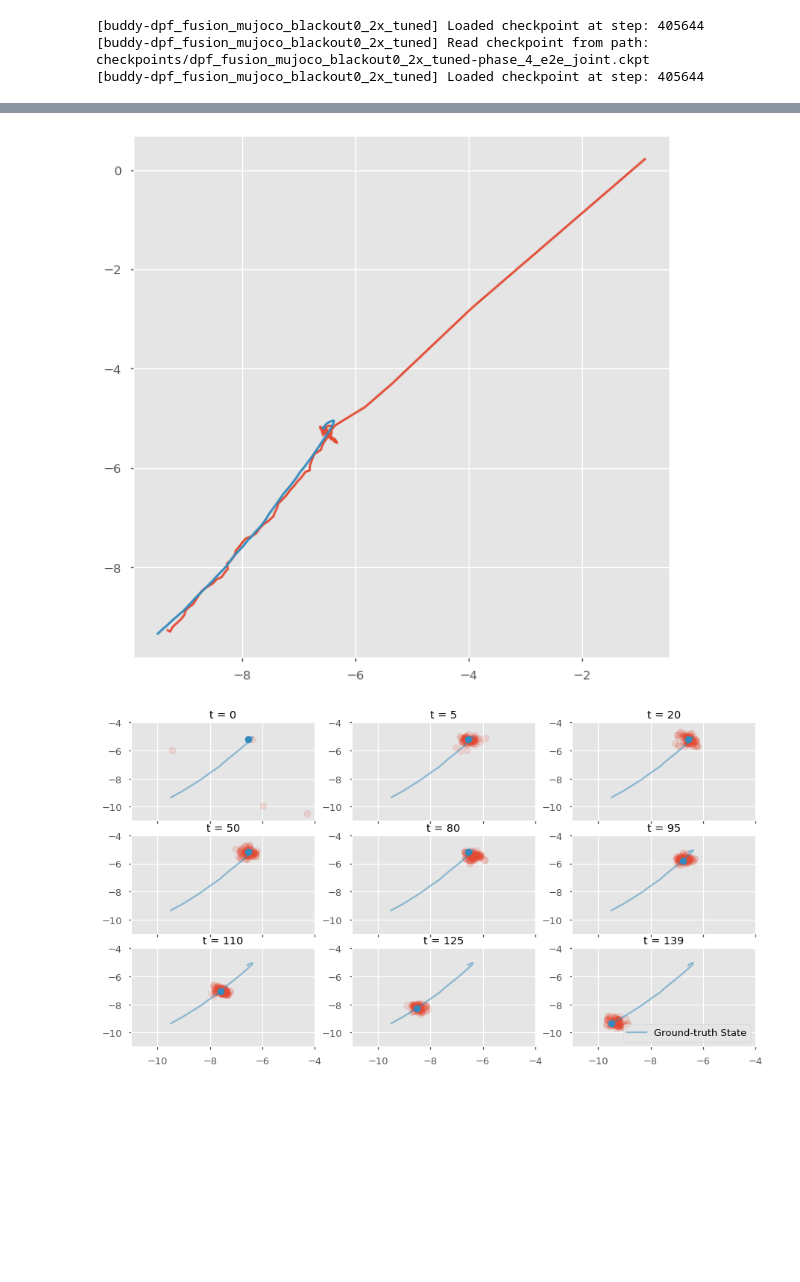
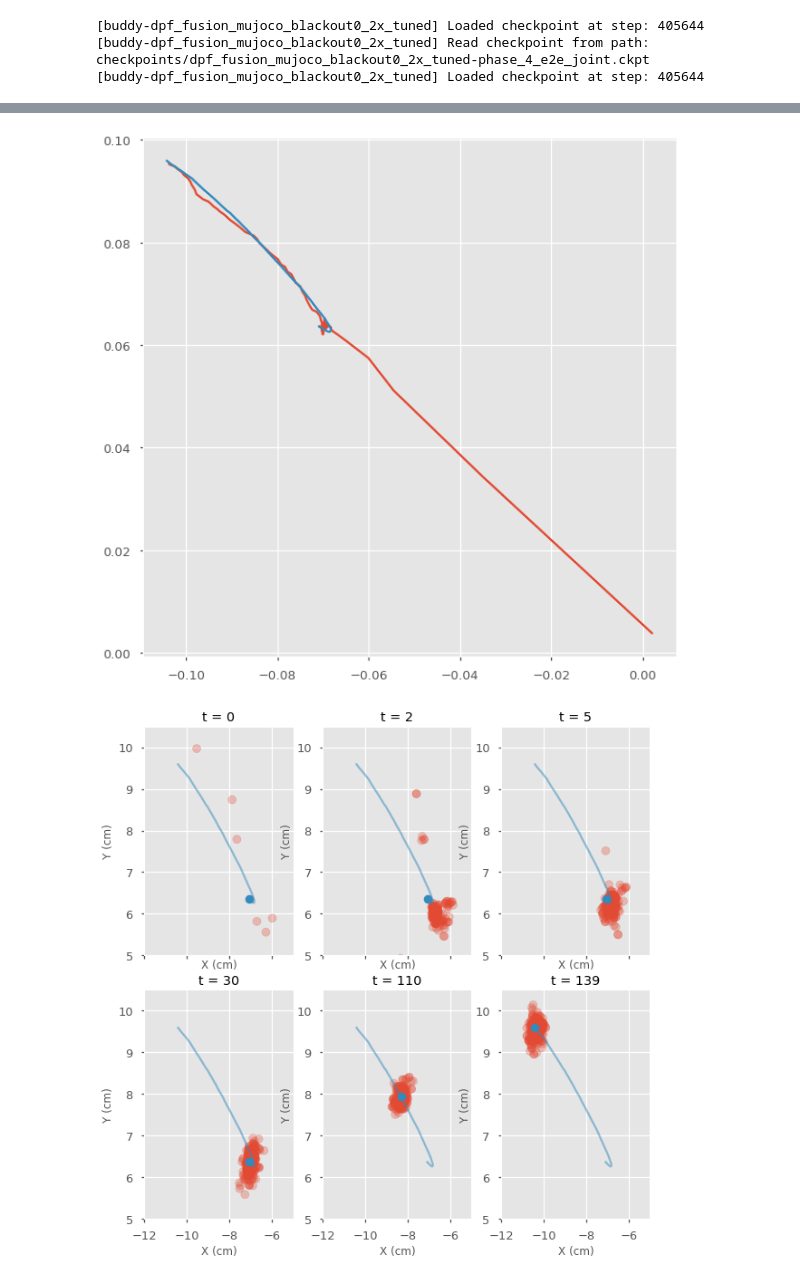
Before and after one commit to HaoWen470/crossmodal_filtering1, a Jupyter notebook: plot_curves_dpf.ipynb, the cells around one changed output, grey strips where cells are left out. Drawn from its saved outputs; the diff is of its cells as text; code cells hidden in the pictures; blank space fills up the shorter version.

```diff
--- a/plot_curves_dpf.ipynb
+++ b/plot_curves_dpf.ipynb
@@ -73,9 +76,10 @@ dataset_args['start_timestep'] = 100
 [buddy-dpf_fusion_mujoco_blackout0_2x_tuned] Read checkpoint from path: checkpoints/dpf_fusion_mujoco_blackout0_2x_tuned-phase_4_e2e_joint.ckpt
 [buddy-dpf_fusion_mujoco_blackout0_2x_tuned] Loaded checkpoint at step: 405644
 # %%
-trajectories = panda_datasets.load_trajectories(("data/gentle_push_full_images.hdf5", 10), **dataset_args)
+# trajectories = panda_datasets.load_trajectories(("data/gentle_push_full_images.hdf5", 10), **dataset_args)
+trajectories = panda_datasets.load_trajectories(("data/gentle_push_100.hdf5", 10), **dataset_args)
 # trajectories = trajectories[3:4]
-index = 0
+index = 9
 trajectories = trajectories[index:index+1]
 # %%
 
@@ -84,7 +88,7 @@ trajectories = trajectories[index:index+1]
 # %%
 start_time=0
 max_timesteps=300
-particle_count=100
+particle_count=200
 noisy_dynamics=True
 true_initial=False
 
@@ -172,9 +176,9 @@ for t in tqdm(range(start_time + 1, end_time)):
         image_beta_history[i].append(np.exp(pf_model._betas[0].squeeze()))
         force_beta_history[i].append(np.exp(pf_model._betas[1].squeeze()))
 
-predicted_states = np.array(predicted_states) * np.array([[[0.0572766, 0.06118315]]]) * 100
-actual_states = np.array(actual_states) * np.array([[[0.0572766, 0.06118315]]]) * 100
-particles_history = np.array(particles_history) * np.array([[[[0.0572766, 0.06118315]]]]) * 100
+predicted_states = np.array(predicted_states) * np.array([[[0.0572766, 0.06118315]]])# + np.array([[[0.4970164, -0.00916641]]])
+actual_states = np.array(actual_states) * np.array([[[0.0572766, 0.06118315]]])# + np.array([[[0.4970164, -0.00916641]]])
+particles_history = np.array(particles_history) * np.array([[[[0.0572766, 0.06118315]]]])# + np.array([[[[0.4970164, -0.00916641]]]])
 print(particles.shape)
 # %% [output]
 [interactive output not drawn]
@@ -275,50 +279,55 @@ for i, (pred, actual, particles, weights, image_betas, force_betas) in enumerate
     plt.plot(actual[:,0], actual[:,1])
     plt.show()
 # %% [output]
-[figure, old version]
+[figure, new version]
 # %%
-plot_times = (0, 5, 20, 50, 80, 95, 110, 125, 139)
-fig, axes = plt.subplots(3, 3, sharex=True, gridspec_kw={'hspace': 0.15}, figsize=(15,8))
-axes = axes.ravel()
-for j, t in enumerate(plot_times):
-    for i, (pred, actual, particles, weights, image_betas, force_betas) in enumerate(
-            zip(predicted_states, actual_states, particles_history, weights_history, image_beta_history, force_beta_history)):
+for i, (pred, actual, particles, weights, image_betas, force_betas) in enumerate(
+        zip(predicted_states, actual_states, particles_history, weights_history, image_beta_history, force_beta_history)):
+    plot_times = (0, 2, 5, 30, 110, 139)
+    fig, axes = plt.subplots(2, 3, sharex=True, gridspec_kw={'hspace': 0.15}, figsize=(10,10))
+    axes = axes.ravel()
+
+    for j, t in enumerate(plot_times):
 #         plt.figure(figsize=(10,10))
 #         axes[j].plot(pred[:,0], pred[:,1], c=color(0), label="Predicted State", alpha=0.5)
-        axes[j].plot(actual[:,0], actual[:,1], c=color(1), label="Ground-truth State", alpha=0.5)
+        axes[j].plot(actual[:,0] * 100, actual[:,1] * 100, c=color(1), label="Ground-truth Trajectory", alpha=0.5)
 
         # Plot particles
 
-        axes[j].set_xlim(-11, -4)
-        axes[j].set_ylim(-11, -4)
+        axes[j].set_xlim(-12, -5)
+        axes[j].set_ylim(5, 10.5)
 
-        particle_xs = particles[t][:, 0]
-        particle_ys = particles[t][:, 1]
+        particle_xs = particles[t][:, 0] * 100
+        particle_ys = particles[t][:, 1] * 100
         particle_alphas = weights[t]
         particle_alphas /= np.max(particle_alphas)
-        particle_alphas *= 0.05
-        particle_alphas += 0.1
+        particle_alphas *= 0
+        particle_alphas += 0.3
         colors = [hex_to_floats(color(0)) + (particle_alphas[j],) for j in range(len(particle_ys))]
         axes[j].scatter(particle_xs, particle_ys, c=colors)
 #         axes[j].scatter(pred[t:t+1,0], pred[t:t+1,1], c=color(1))
         interval = 3
     #         plt.scatter(particle_xs[::interval], particle_ys[::interval], c=colors[::interval])
-        axes[j].scatter(actual[t,0], actual[t,1], c=color(1))
+        axes[j].scatter(actual[t,0] * 100, actual[t,1] * 100, c=color(1), label="Ground-truth State")
         axes[j].set_title(f"t = {t}")
     #     for t in range(0, timesteps, 20):
     #         particle_xs = particles[t][:, 0]
     #         particle_ys = particles[t][:, 1]
     #         particle_alphas = weights[t]
     #         particle_alphas /= np.max(particle_alphas)
     #         particle_alphas *= 0.2
     #         particle_alphas += 0.02
     #         colors = [hex_to_floats(color(0)) + (particle_alphas[j],) for j in range(len(particle_ys))]
     #         plt.scatter(particle_xs, particle_ys, c=colors)
     #         interval = 3
     # #         plt.scatter(particle_xs[::interval], particle_ys[::interval], c=colors[::interval])
     #     plt.scatter(actual[::20,0], actual[::20,1], c=color(1))
         if j == 8:
             axes[j].legend()
-plt.show()
+
+        axes[j].set_xlabel("X (cm)")
+        axes[j].set_ylabel("Y (cm)")
+    plt.savefig("particle_2d.pdf")
+    plt.show()
 # %% [output]
-[figure, old version]
+[figure, new version]
```
Also changed, not shown: parts of 6 cells of this notebook, 51 other files.
